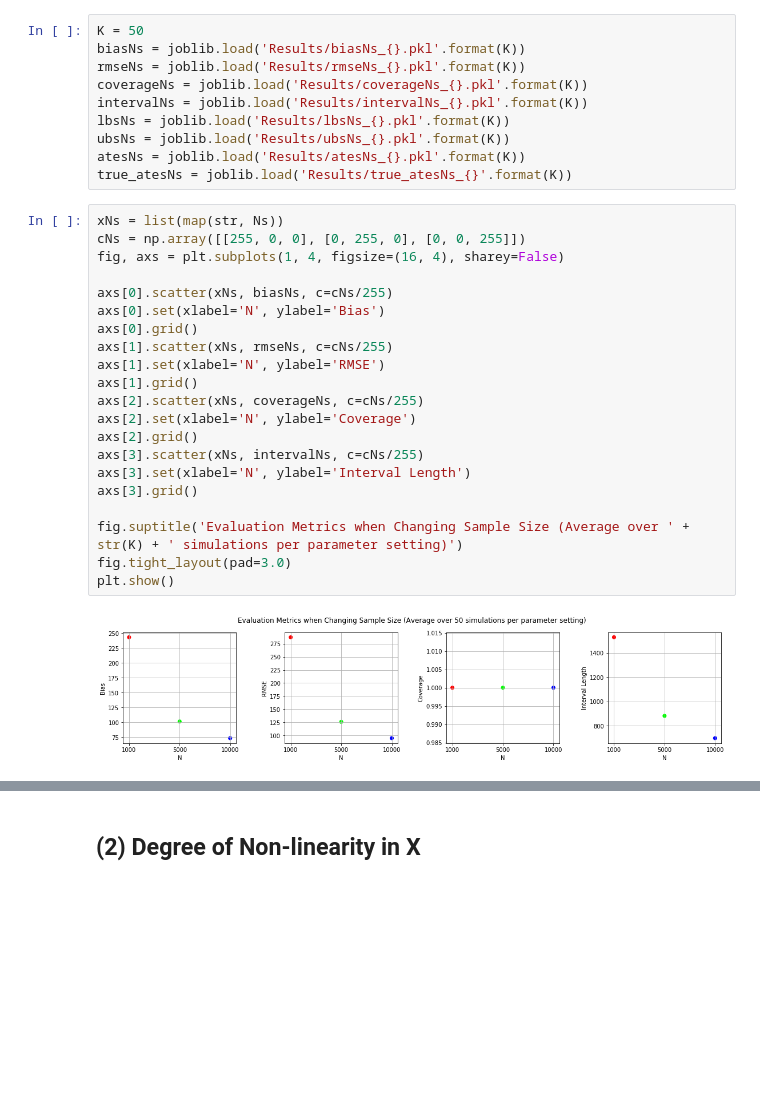
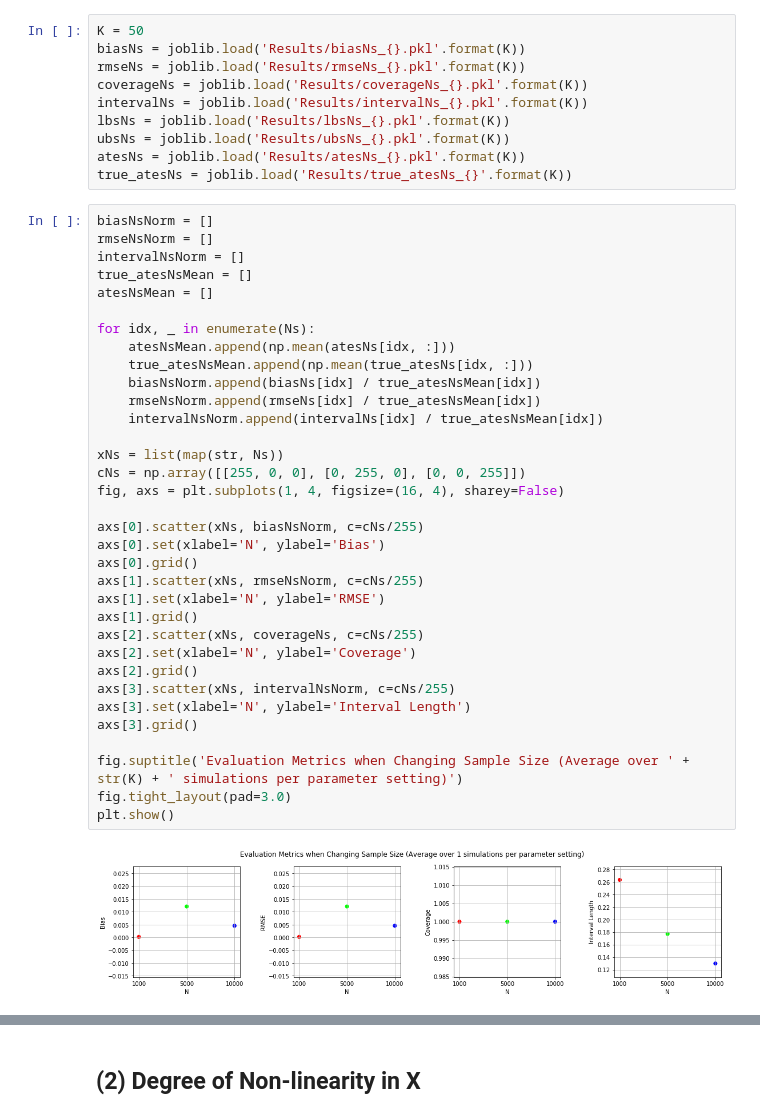
Before and after one commit to mbronckers/ecma_project, a Jupyter notebook: section2_dustin.ipynb, the cells around one changed output, grey strips where cells are left out. Cells and saved outputs as stored; diff of their text form; blank space fills up the shorter version.

Commit message:
Added normalization visualizations and more table info

```diff
--- a/section2_dustin.ipynb
+++ b/section2_dustin.ipynb
@@ -330,26 +286,39 @@ ubsNs = joblib.load('Results/ubsNs_{}.pkl'.format(K))
 atesNs = joblib.load('Results/atesNs_{}.pkl'.format(K))
 true_atesNs = joblib.load('Results/true_atesNs_{}'.format(K))
 # %%
+biasNsNorm = []
+rmseNsNorm = []
+intervalNsNorm = []
+true_atesNsMean = []
+atesNsMean = []
+
+for idx, _ in enumerate(Ns):
+    atesNsMean.append(np.mean(atesNs[idx, :]))
+    true_atesNsMean.append(np.mean(true_atesNs[idx, :]))
+    biasNsNorm.append(biasNs[idx] / true_atesNsMean[idx])
+    rmseNsNorm.append(rmseNs[idx] / true_atesNsMean[idx])
+    intervalNsNorm.append(intervalNs[idx] / true_atesNsMean[idx])
+
 xNs = list(map(str, Ns))
 cNs = np.array([[255, 0, 0], [0, 255, 0], [0, 0, 255]])
 fig, axs = plt.subplots(1, 4, figsize=(16, 4), sharey=False)
 
-axs[0].scatter(xNs, biasNs, c=cNs/255)
+axs[0].scatter(xNs, biasNsNorm, c=cNs/255)
 axs[0].set(xlabel='N', ylabel='Bias')
 axs[0].grid()
-axs[1].scatter(xNs, rmseNs, c=cNs/255)
+axs[1].scatter(xNs, rmseNsNorm, c=cNs/255)
 axs[1].set(xlabel='N', ylabel='RMSE')
 axs[1].grid()
 axs[2].scatter(xNs, coverageNs, c=cNs/255)
 axs[2].set(xlabel='N', ylabel='Coverage')
 axs[2].grid()
-axs[3].scatter(xNs, intervalNs, c=cNs/255)
+axs[3].scatter(xNs, intervalNsNorm, c=cNs/255)
 axs[3].set(xlabel='N', ylabel='Interval Length')
 axs[3].grid()
 
 fig.suptitle('Evaluation Metrics when Changing Sample Size (Average over ' + str(K) + ' simulations per parameter setting)')
 fig.tight_layout(pad=3.0)
 plt.show()
 # %% [output]
-[figure, old version]
+[figure, new version]
 # %%
```
Also changed, not shown: parts of 18 cells of this notebook.
